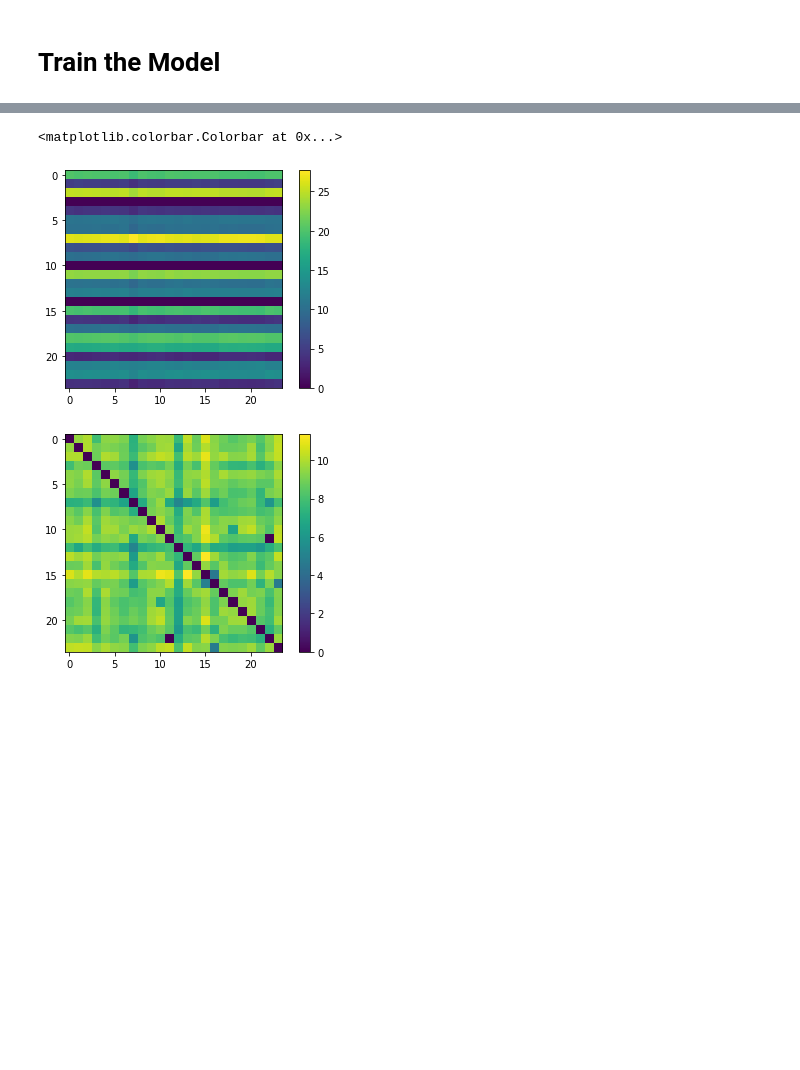
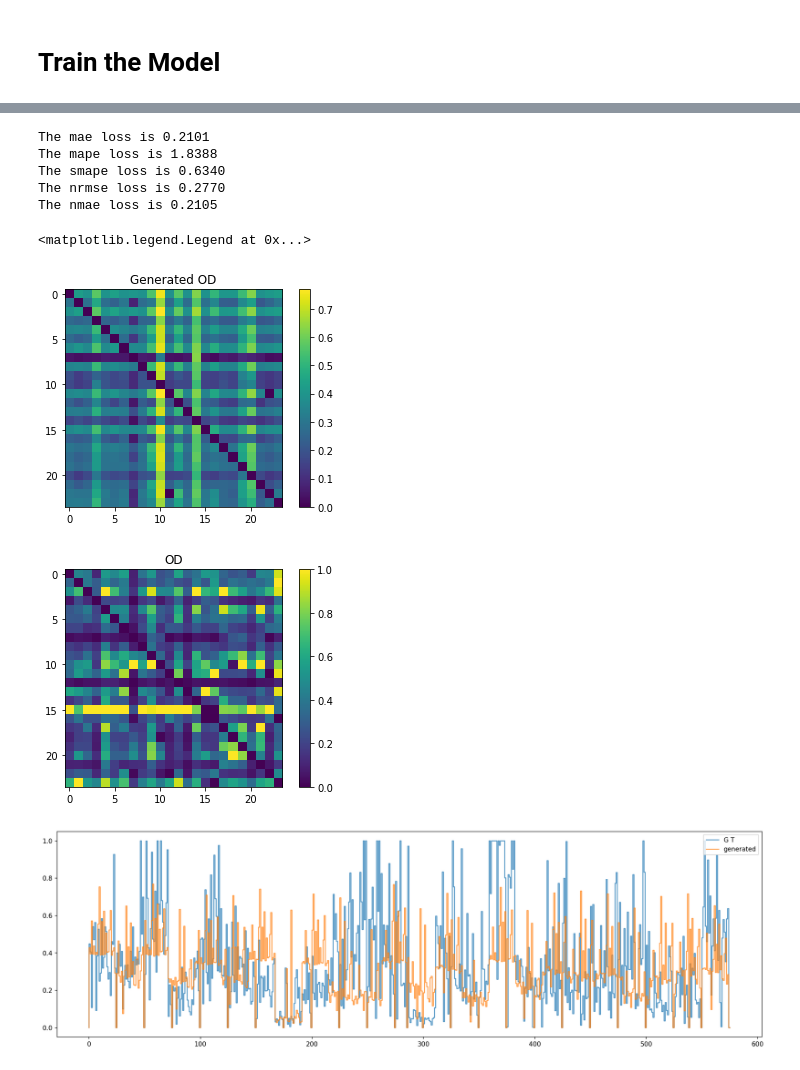
Before and after one commit to khzhang2/Air_Traffic, a Jupyter notebook: Model - VAE.ipynb, the cells around one changed output, grey strips where cells are left out. Cells and saved outputs as stored; diff of their text form; code cells hidden in the pictures; blank space fills up the shorter version.

```diff
--- a/Model - VAE.ipynb
+++ b/Model - VAE.ipynb
@@ -102,7 +102,7 @@ def get_data_X_OD(data_X):
         S_Lat = CSA_df.loc[i, 'lat']
         S_Lon = CSA_df.loc[i, 'lon']
         for j in range(CSA_df.shape[0]):
-            dest = CSA_df.loc[i, 'Airport']
+            dest = CSA_df.loc[j, 'Airport']
             feature_org = data_X.loc[data_X['CSA_Code']==org].values.flatten()[:18]
             feature_dest = data_X.loc[data_X['CSA_Code']==dest].values.flatten()[:18]
             feature = np.append(feature_org, feature_dest)
@@ -253,30 +281,32 @@ There are 576 OD pairs
 # %%
 optimizer = optim.Adam(model.parameters())
 # optimizer = optim.SGD(model.parameters(), lr=0.01)
+# %%
+gen_mean, log_hidden_var, out = model(OD)
+# out
 # %%
 model.train()
 X = OD
-hid_mean = data_X_OD
+true_mean = data_X_OD
 
-epochs = 10000
+epochs = 5000
 
 for e in range(epochs+1):
     #ipdb.set_trace()
 
-    hidden_mean, hidden_std, out = model(X)
-    hidden_std[abs(hidden_std-0)<1e-8] = .0001
+    gen_mean, log_hidden_var, out = model(X)
     loss_re = loss_recon(out, X)
-#     loss_KL = KL_loss(hidden_mean, hidden_std, hid_mean)
-    loss_KL = ((hidden_mean - hid_mean)**2).sum(axis=1).mean()
+    loss_KL = KL_loss(gen_mean, log_hidden_var, true_mean)
+#     loss_KL = ((gen_mean - true_mean)**2).sum(axis=1).mean()  # mmd loss
     loss = loss_re + loss_KL
 
     optimizer.zero_grad()
     loss.backward()
     optimizer.step()
 
-    if e%50==0:
+    if e%100==0:
 
-        out_gen = model.decoder(hid_mean)
+        out_gen = model.decoder2(model.decoder1(true_mean))
 #         ipdb.set_trace()
         loss_gen = loss_recon(out_gen, X)
 
@@ -347,11 +377,36 @@ plot_loss(loss_set_gen, loss_set_train, loss_set_recons, loss_set_KL, 'Loss')
+# %%
+gen = out_gen.cpu().detach().numpy().copy()
+labels = X.cpu().detach().numpy().copy()
+gen[labels==0] = 0
+
+m = 0.
+
+print('The mae loss is %.4f'%atu.mae_loss_func(gen, labels, m))
+print('The mape loss is %.4f'%atu.mape_loss_func(gen, labels, m))
+print('The smape loss is %.4f'%atu.smape_loss_func(gen, labels, m))
+print('The nrmse loss is %.4f'%atu.nrmse_loss_func(gen, labels, m))
+print('The nmae loss is %.4f'%atu.nmae_loss_func(gen, labels, m))
+# %% [output]
+The mae loss is 0.2101
+The mape loss is 1.8388
+The smape loss is 0.6340
+The nrmse loss is 0.2770
+The nmae loss is 0.2105
 # %%
 plt.figure()
-plt.imshow(out_gen.cpu().detach().numpy().reshape(24,24))
+plt.imshow(gen.reshape(24,24))
+plt.title('Generated OD')
 plt.colorbar()
 plt.figure()
-plt.imshow(X.cpu().detach().numpy().reshape(24,24))
+plt.imshow(labels.reshape(24,24))
+plt.title('OD')
 plt.colorbar()
+plt.figure(figsize=[20,6], dpi=150)
+plt.step(range(labels.shape[0]), labels, label='G T', alpha=0.75)
+plt.step(range(gen.shape[0]), gen, label='generated', alpha=0.75)
+plt.legend()
 # %% [output]
-<matplotlib.colorbar.Colorbar at 0x...>
+<matplotlib.legend.Legend at 0x...>
-[figure, old version]
+[figure, new version]
-[figure, old version]
+[figure, new version]
+[figure, added]
```
Also changed, not shown: parts of 10 cells of this notebook.
